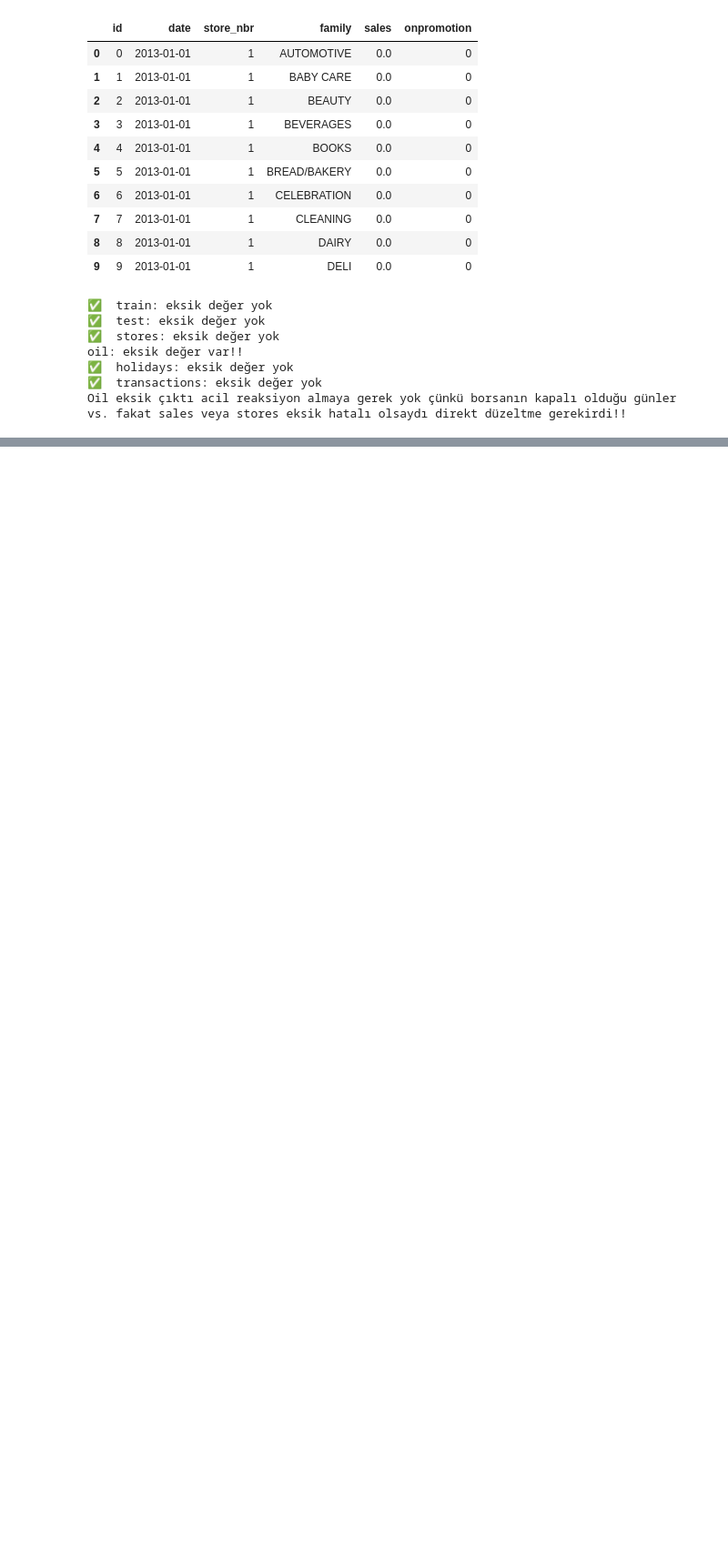
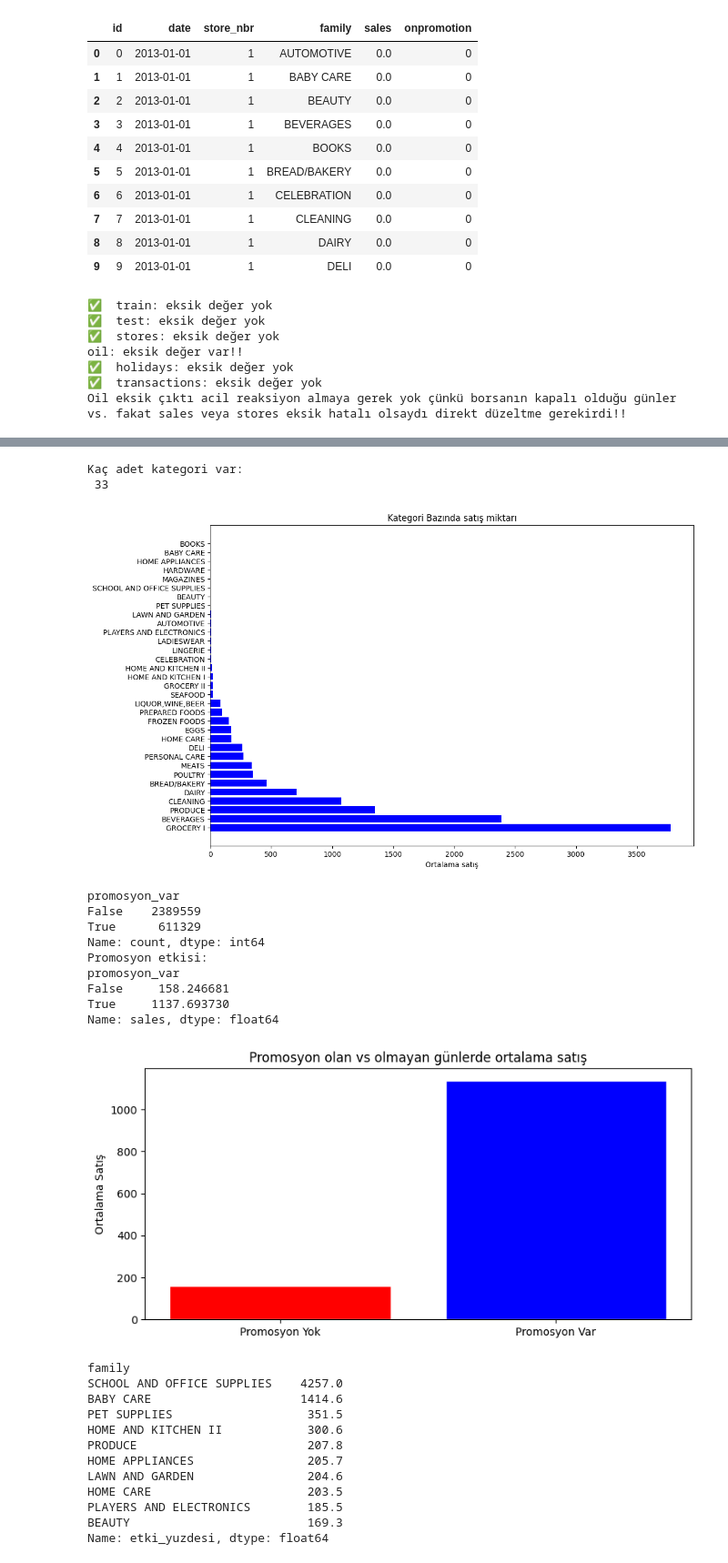
Before and after one commit to beratmertkayacan/kaggle-store-sales, a Jupyter notebook: notebooks/01_eda.ipynb, the cells around one changed output, grey strips where cells are left out. Shown at 91% size. Saved outputs shown, nothing was run; the diff lists cells and outputs as text; code cells hidden in the pictures; blank space fills up the shorter version.

```diff
--- a/notebooks/01_eda.ipynb
+++ b/notebooks/01_eda.ipynb
@@ -152,0 +218,61 @@ print("-> Yılsonu (aralık ayı) artış: Noel etkisi")
+# %%
+#Ürün Kategorisi Analizi
+
+print('Kaç adet kategori var:\n', train['family'].nunique())
+
+#Hangi kategori ortalama ne kadar satıyor?
+kategori_satis = train.groupby('family')['sales'].mean().sort_values(ascending=False)
+plt.figure(figsize=(12,8))
+plt.barh(kategori_satis.index,kategori_satis.values,color='blue')
+plt.title('Kategori Bazında satış miktarı')
+plt.xlabel('Ortalama satış')
+plt.show()
+
+#Promosyon etkisi (promosyon satışı artırıyor mu?)
+train['promosyon_var'] = train['onpromotion']>0
+print(train['promosyon_var'].value_counts())
+promosyon_etkisi = train.groupby('promosyon_var')['sales'].mean()
+print("Promosyon etkisi: ")
+print(promosyon_etkisi.head(10))
+
+plt.figure(figsize=(8,4))
+plt.bar(['Promosyon Yok','Promosyon Var'],
+        promosyon_etkisi.values,
+        color =['red','blue'],
+        edgecolor='white')
+plt.title('Promosyon olan vs olmayan günlerde ortalama satış')
+plt.ylabel('Ortalama Satış')
+plt.tight_layout()
+plt.show()
+
+#Hangi kategoride promosyon daha etkili?
+
+promosyon_kategori = train.groupby(['family','promosyon_var'])['sales'].mean().unstack()
+promosyon_kategori['etki_yuzdesi'] = ((promosyon_kategori[True] - promosyon_kategori[False]) / promosyon_kategori[False] * 100).round(1)
+print(promosyon_kategori['etki_yuzdesi'].sort_values(ascending=False).head(10))
+# %% [output]
+Kaç adet kategori var:
+ 33
+[figure, added]
+promosyon_var
+False    2389559
+True      611329
+Name: count, dtype: int64
+Promosyon etkisi:
+promosyon_var
+False     158.246681
+True     1137.693730
+Name: sales, dtype: float64
+[figure, added]
+family
+SCHOOL AND OFFICE SUPPLIES    4257.0
+BABY CARE                     1414.6
+PET SUPPLIES                   351.5
+HOME AND KITCHEN II            300.6
+PRODUCE                        207.8
+HOME APPLIANCES                205.7
+LAWN AND GARDEN                204.6
+HOME CARE                      203.5
+PLAYERS AND ELECTRONICS        185.5
+BEAUTY                         169.3
+Name: etki_yuzdesi, dtype: float64
```
Also changed, not shown: parts of 13 cells of this notebook, 1 other file.
